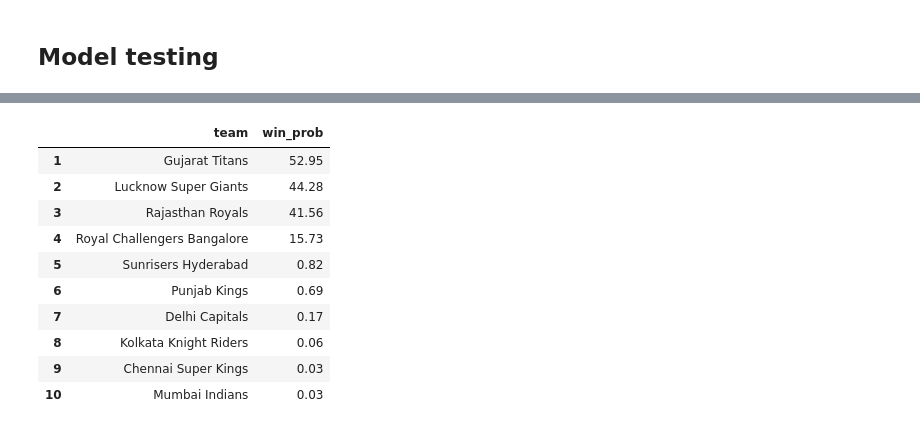
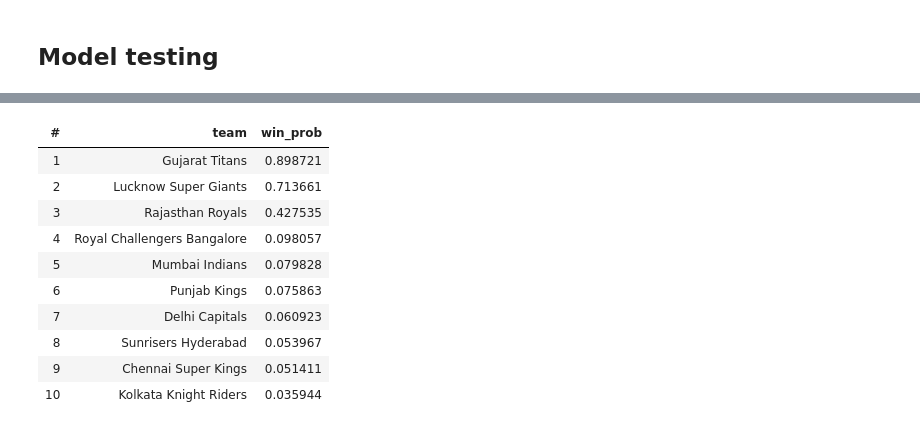
Before and after one commit to hmshreyas7/ipl-2022, a Jupyter notebook: live-champions-predictor.ipynb, the cells around one changed output, grey strips where cells are left out. Drawn from its saved outputs; the diff is of its cells as text; code cells hidden in the pictures.

```diff
--- a/live-champions-predictor.ipynb
+++ b/live-champions-predictor.ipynb
@@ -180,8 +206,14 @@ class_weight = {
     0: 1,
     1: y[y == 0].size / y[y == 1].size
 }
+# %%
+early_stopped_epochs = early_stopping_monitor.stopped_epoch + 1
+patience = early_stopping_monitor.patience
+
+final_model_epochs = num_epochs if (early_stopped_epochs == 1) else (early_stopped_epochs - patience)
 # %%
-history = model.fit(X, y, epochs = 250, batch_size = 4, class_weight = class_weight, verbose = 0)
+history = model.fit(X, y, epochs = final_model_epochs, batch_size = batch_size, class_weight = class_weight,
+                    verbose = 0)
 # %%
 scores = model.evaluate(X, y, verbose = 0)
 scores[1]
@@ -190,5 +222,7 @@ scores[1]
 # %%
-X_new = data.iloc[-140:, 2:-3]
-X_new = X_new.values.reshape((-1, 14, 10))
+X_new = data.iloc[-num_samples_new:, 2:-3]
+X_new = X_new.values.reshape((-1, matches_per_team, num_features))
 # %%
 predictions = model.predict(X_new)
+# %%
+win_threshold = temp[temp.result == 1].win_prob.min()
@@ -195,23 +266,22 @@ predictions = model.predict(X_new)
 # %%
-result = pd.DataFrame({
-    'team': list(data.iloc[-140:].team.unique()),
-    'win_prob': list(predictions.ravel() * 100)
+expected_outcome = pd.DataFrame({
+    'team': list(data.iloc[-num_samples_new:].team.unique()),
+    'win_prob': list(predictions.ravel())
 })
 
-result.win_prob = result.win_prob.astype(float).round(2)
-result.sort_values('win_prob', ascending = False, inplace = True, ignore_index = True)
-
-result.index += 1
-result
+expected_outcome.sort_values('win_prob', ascending = False, inplace = True, ignore_index = True)
+expected_outcome.index += 1
+expected_outcome = expected_outcome.rename_axis('#').reset_index()
+expected_outcome.style.hide_index().pipe(stylize)
 # %% [output]
-|  | team | win_prob |
-| 1 | Gujarat Titans | 52.95 |
-| 2 | Lucknow Super Giants | 44.28 |
-| 3 | Rajasthan Royals | 41.56 |
-| 4 | Royal Challengers Bangalore | 15.73 |
-| 5 | Sunrisers Hyderabad | 0.82 |
-| 6 | Punjab Kings | 0.69 |
-| 7 | Delhi Capitals | 0.17 |
-| 8 | Kolkata Knight Riders | 0.06 |
-| 9 | Chennai Super Kings | 0.03 |
-| 10 | Mumbai Indians | 0.03 |
+| # | team | win_prob |
+| 1 | Gujarat Titans | 0.898721 |
+| 2 | Lucknow Super Giants | 0.713661 |
+| 3 | Rajasthan Royals | 0.427535 |
+| 4 | Royal Challengers Bangalore | 0.098057 |
+| 5 | Mumbai Indians | 0.079828 |
+| 6 | Punjab Kings | 0.075863 |
+| 7 | Delhi Capitals | 0.060923 |
+| 8 | Sunrisers Hyderabad | 0.053967 |
+| 9 | Chennai Super Kings | 0.051411 |
+| 10 | Kolkata Knight Riders | 0.035944 |
```
Also changed, not shown: parts of 20 cells of this notebook.
